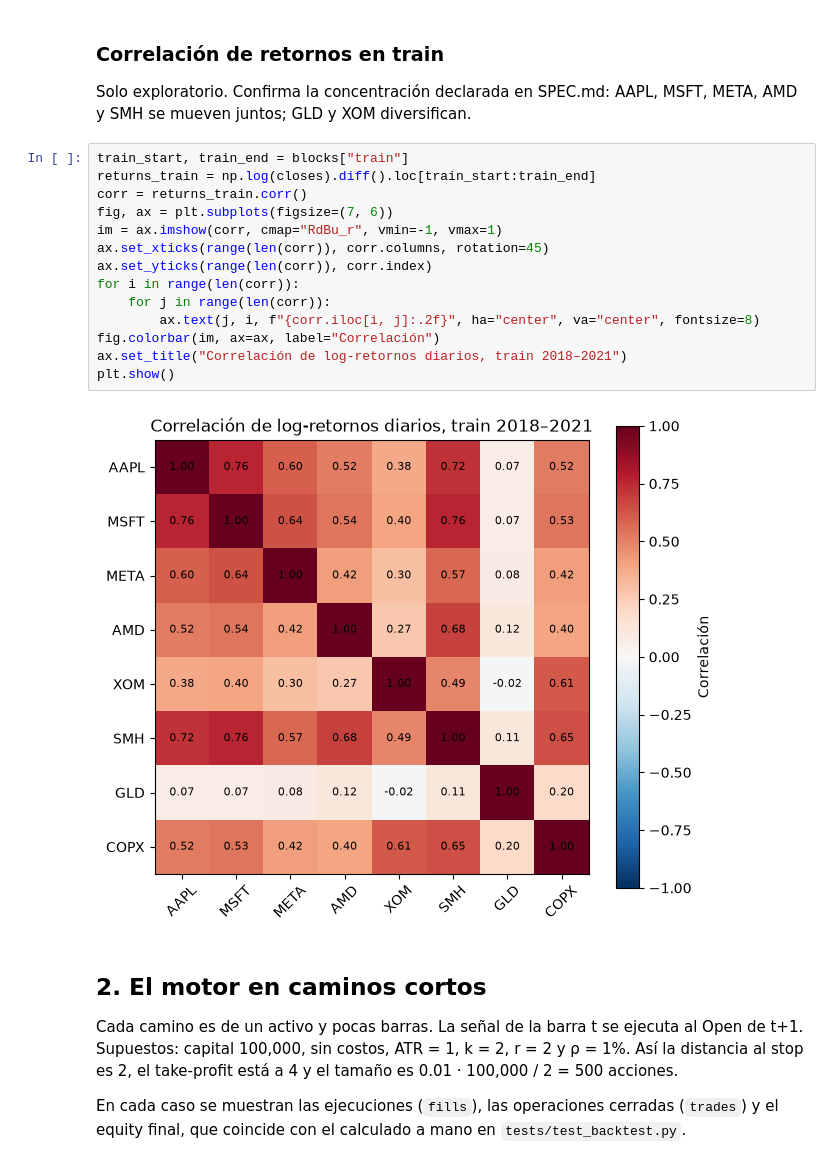
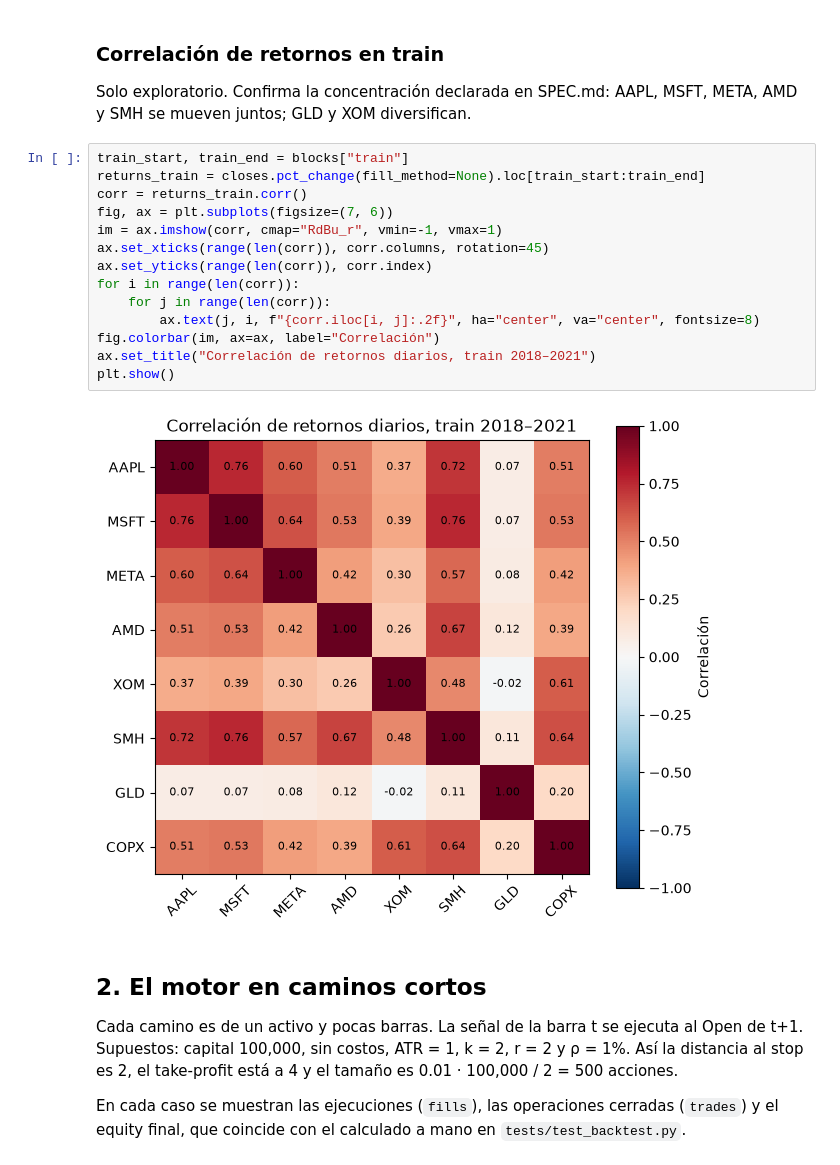
Before and after one commit to GonzaloCanoP/Lab02_MyST_Equipo3, a Jupyter notebook: notebooks/analisis_P1.ipynb, the cells around one changed output. Drawn from its saved outputs; the diff is of its cells as text.

```diff
--- a/notebooks/analisis_P1.ipynb
+++ b/notebooks/analisis_P1.ipynb
@@ -103,20 +103,20 @@ Solo exploratorio. Confirma la concentración declarada en SPEC.md: AAPL, MSFT,
 mueven juntos; GLD y XOM diversifican.
 # %%
 train_start, train_end = blocks["train"]
-returns_train = np.log(closes).diff().loc[train_start:train_end]
+returns_train = closes.pct_change(fill_method=None).loc[train_start:train_end]
 corr = returns_train.corr()
 fig, ax = plt.subplots(figsize=(7, 6))
 im = ax.imshow(corr, cmap="RdBu_r", vmin=-1, vmax=1)
 ax.set_xticks(range(len(corr)), corr.columns, rotation=45)
 ax.set_yticks(range(len(corr)), corr.index)
 for i in range(len(corr)):
     for j in range(len(corr)):
         ax.text(j, i, f"{corr.iloc[i, j]:.2f}", ha="center", va="center", fontsize=8)
 fig.colorbar(im, ax=ax, label="Correlación")
-ax.set_title("Correlación de log-retornos diarios, train 2018–2021")
+ax.set_title("Correlación de retornos diarios, train 2018–2021")
 plt.show()
 # %% [output]
-[figure, old version]
+[figure, new version]
 # %% [markdown]
 ## 2. El motor en caminos cortos
 
```
Also changed, not shown: parts of 1 cell of this notebook, 5 other files.
